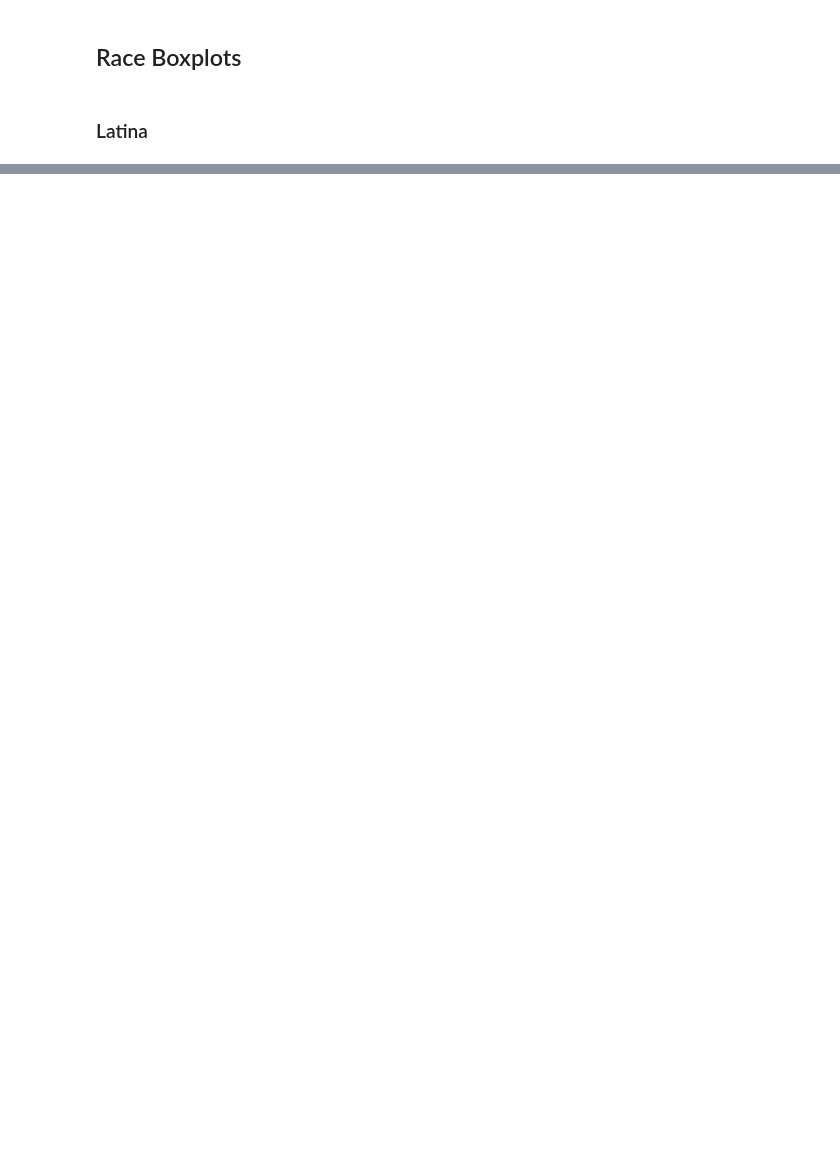
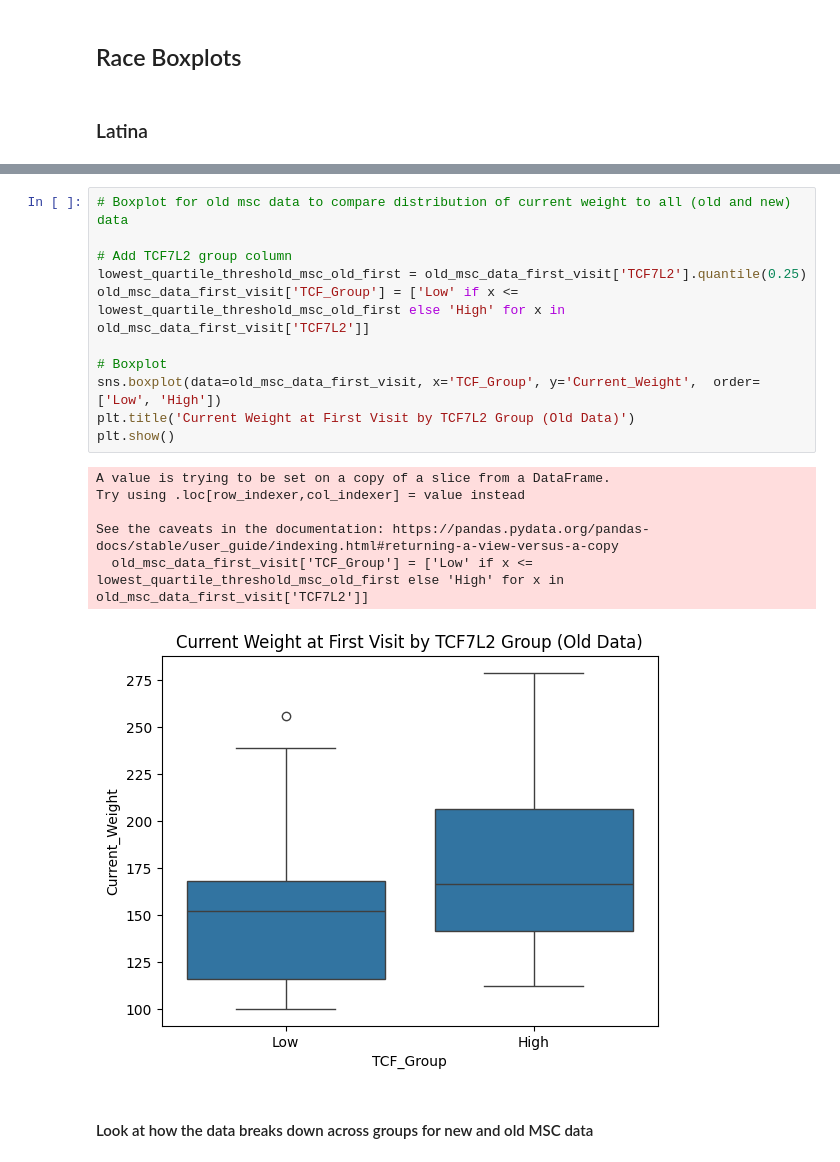
Before and after one commit to hannahnthompson/HG_Analysis_May-2025, a Jupyter notebook: May HG Analysis 2.ipynb, the cells around one changed output, grey strips where cells are left out. Cells and saved outputs as stored; diff of their text form; blank space fills up the shorter version.

```diff
--- a/May HG Analysis 2.ipynb
+++ b/May HG Analysis 2.ipynb
@@ -672,0 +1102,20 @@ Welch's t-test result (n=102 vs. n=32): t-statistic = -5.048516552724184, p-valu
+# %%
+# Boxplot for old msc data to compare distribution of current weight to all (old and new) data
+
+# Add TCF7L2 group column
+lowest_quartile_threshold_msc_old_first = old_msc_data_first_visit['TCF7L2'].quantile(0.25)
+old_msc_data_first_visit['TCF_Group'] = ['Low' if x <= lowest_quartile_threshold_msc_old_first else 'High' for x in old_msc_data_first_visit['TCF7L2']]
+
+# Boxplot
+sns.boxplot(data=old_msc_data_first_visit, x='TCF_Group', y='Current_Weight',  order=['Low', 'High'])
+plt.title('Current Weight at First Visit by TCF7L2 Group (Old Data)')
+plt.show()
+# %% [output]
+A value is trying to be set on a copy of a slice from a DataFrame.
+Try using .loc[row_indexer,col_indexer] = value instead
+
+See the caveats in the documentation: https://pandas.pydata.org/pandas-docs/stable/user_guide/indexing.html#returning-a-view-versus-a-copy
+  old_msc_data_first_visit['TCF_Group'] = ['Low' if x <= lowest_quartile_threshold_msc_old_first else 'High' for x in old_msc_data_first_visit['TCF7L2']]
+[figure, added]
+# %% [markdown]
+#### Look at how the data breaks down across groups for new and old MSC data
```
Also changed, not shown: parts of 72 cells of this notebook.
